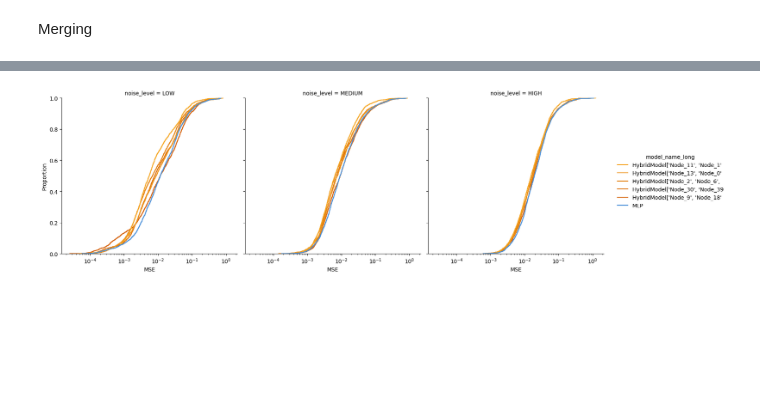
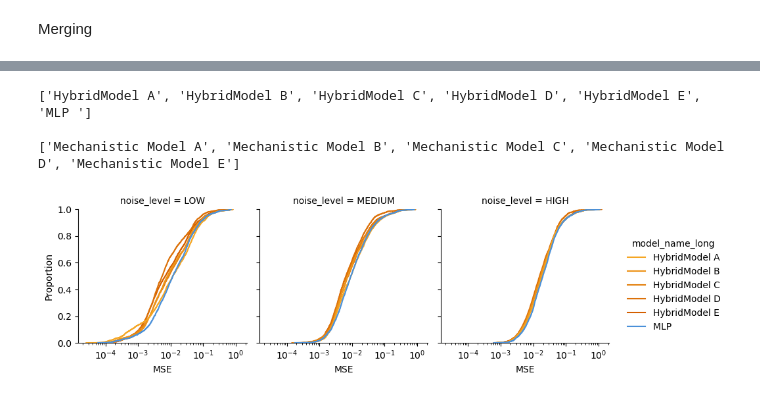
Before and after one commit to CropXR/HALCYON, a Jupyter notebook: notebooks/04_plotting_for_noise_level_model_performance.ipynb, the cells around one changed output, grey strips where cells are left out. Drawn from its saved outputs; the diff is of its cells as text; code cells hidden in the pictures; blank space fills up the shorter version.

Commit message:
Measurement noise plots

```diff
--- a/notebooks/04_plotting_for_noise_level_model_performance.ipynb
+++ b/notebooks/04_plotting_for_noise_level_model_performance.ipynb
@@ -251,4 +264,4 @@ outcome
 # %%
-outcome['model_name_long'] = outcome['model_name'] + outcome['modelled_genes'].str[:20].fillna('')
+outcome['model_name_long'] = outcome['model_name'] + ' ' + outcome['modelled_genes'].map(genes_to_letter_map).fillna('')
 outcome['model_name_long'].nunique()
 # %% [output]
@@ -358,15 +322,20 @@ mse_df_long_model_name
-# %%
-mse_df_long_model_name['gene_in_mm'] = mse_df_long_model_name.apply(
-    lambda row: bool(re.search(rf"'{row['gene']}'", row['modelled_genes']))
-    if row['modelled_genes'] is not None and isinstance(row['modelled_genes'], str)
-    else False,
-    axis=1
-)
+# %%
+# Only keep the MLP and hybrid model
+mse_df_long_model_name_no_mm = mse_df_long_model_name[~mse_df_long_model_name['model_name_long'].str.contains('PyTorchODE')]
+only_mm_df = mse_df_long_model_name[mse_df_long_model_name['model_name_long'].str.contains('PyTorchODE')]
+only_mm_df.loc[:, 'model_name_long'] = only_mm_df['model_name_long'].str.replace('PyTorchODE', 'Mechanistic Model')
+print(mse_df_long_model_name_no_mm['model_name_long'].unique().tolist())
+print()
+print(only_mm_df['model_name_long'].unique().tolist())
+# %% [output]
+['HybridModel A', 'HybridModel B', 'HybridModel C', 'HybridModel D', 'HybridModel E', 'MLP ']
+
+['Mechanistic Model A', 'Mechanistic Model B', 'Mechanistic Model C', 'Mechanistic Model D', 'Mechanistic Model E']
 # %%
 import matplotlib.colors as mcolors
 
-hybrid_names = [n for n in mse_df_long_model_name['model_name_long'].unique() if 'HybridModel' in n]
-mlp_names = [n for n in mse_df_long_model_name['model_name_long'].unique() if 'HybridModel' not in n]
+hybrid_names = [n for n in mse_df_long_model_name_no_mm['model_name_long'].unique() if 'HybridModel' in n]
+mlp_names = [n for n in mse_df_long_model_name_no_mm['model_name_long'].unique() if 'HybridModel' not in n]
 
 hybrid_colours = sns.blend_palette(["#f5a623", "#d45f00"], n_colors=len(hybrid_names))
 mlp_colours = sns.blend_palette(["#4a90d9", "#003f7f"], n_colors=len(mlp_names))
@@ -375,12 +344,12 @@ palette = {name: colour for name, colour in zip(hybrid_names, hybrid_colours)}
 palette.update({name: colour for name, colour in zip(mlp_names, mlp_colours)})
 palette = {name: mcolors.to_hex(colour) for name, colour in palette.items()}
 # %%
-g = sns.displot(data=mse_df_long_model_name, col='noise_level', col_order=['LOW', 'MEDIUM', 'HIGH'], x='MSE', hue='model_name_long', kind='ecdf', log_scale=True, palette=palette)
+g = sns.displot(data=mse_df_long_model_name_no_mm, col='noise_level', col_order=['LOW', 'MEDIUM', 'HIGH'], x='MSE', hue='model_name_long', kind='ecdf', log_scale=True, palette=palette, height=3)
 
 for ax in g.axes.flat:
     lines = ax.get_lines()
     for line in lines:
         if mcolors.to_hex(line.get_color()) in [palette[name] for name in mlp_names]:
             line.set_zorder(10)
 # %% [output]
-[figure, old version]
+[figure, new version]
```
Also changed, not shown: parts of 16 cells of this notebook.
